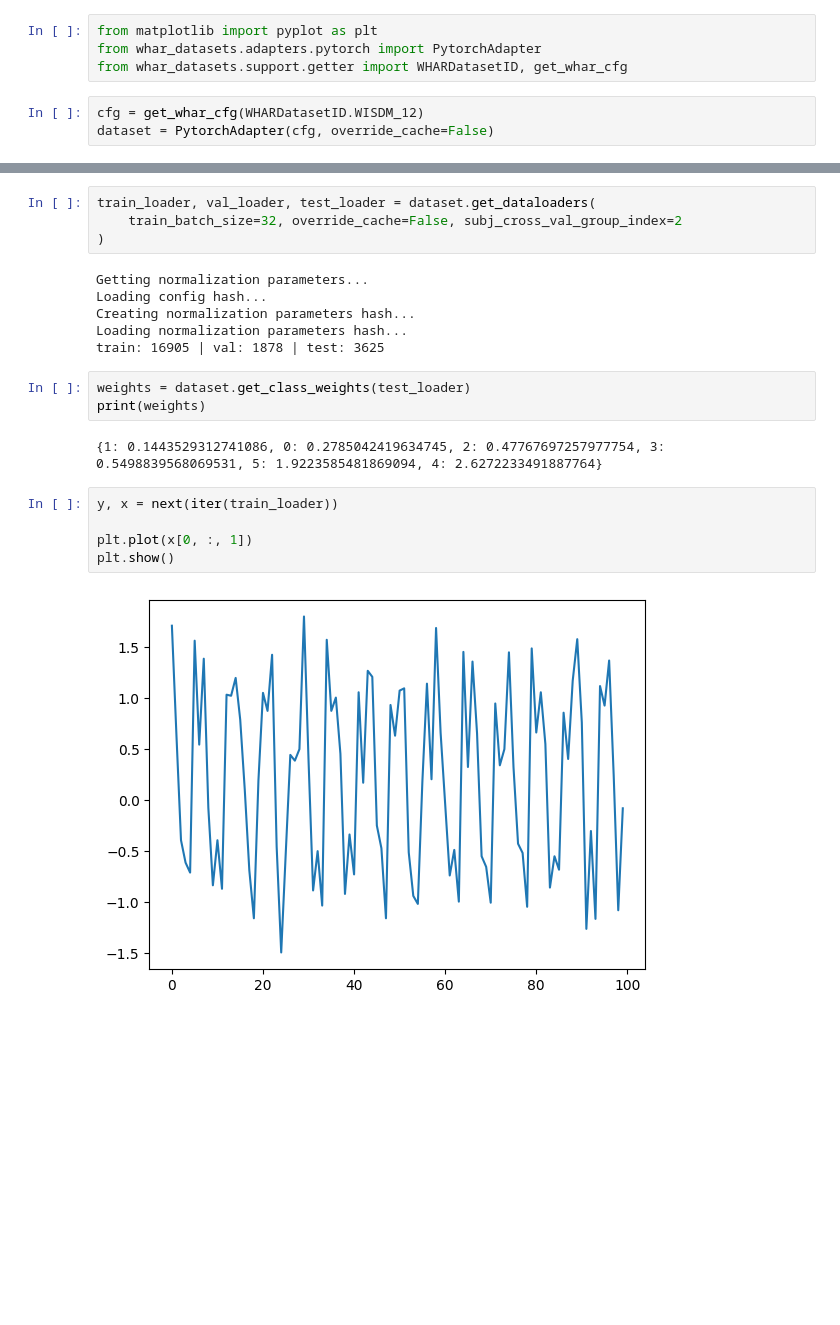
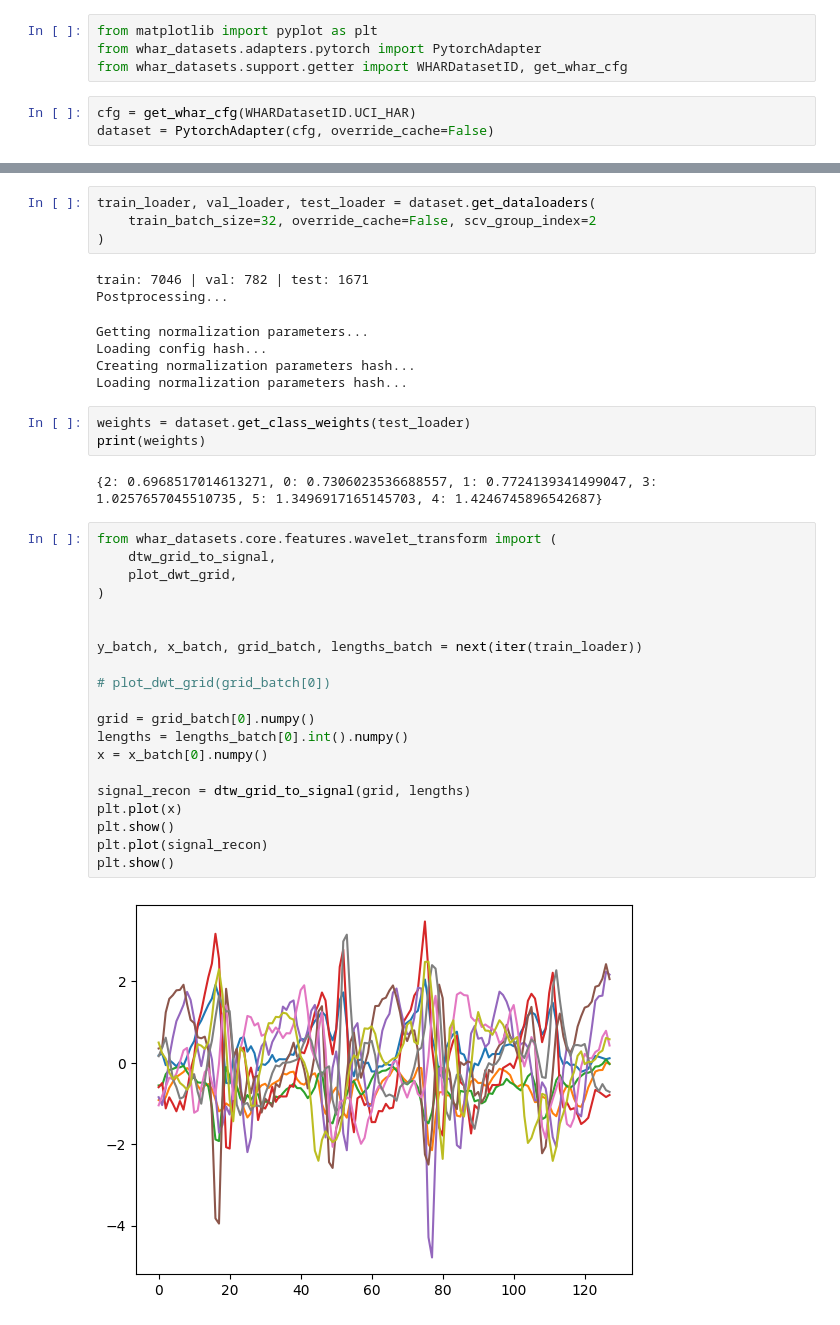
Before and after one commit to tk-king/har-datasets, a Jupyter notebook: notebooks/test.ipynb, the cells around one changed output, grey strips where cells are left out. Cells and saved outputs as stored; diff of their text form; blank space fills up the shorter version.

Commit message:
add postprocessing and integrate normalization into it

```diff
--- a/notebooks/test.ipynb
+++ b/notebooks/test.ipynb
@@ -3,7 +3,7 @@ from matplotlib import pyplot as plt
 from whar_datasets.adapters.pytorch import PytorchAdapter
 from whar_datasets.support.getter import WHARDatasetID, get_whar_cfg
 # %%
-cfg = get_whar_cfg(WHARDatasetID.WISDM_12)
+cfg = get_whar_cfg(WHARDatasetID.UCI_HAR)
 dataset = PytorchAdapter(cfg, override_cache=False)
 # %% [output]
 Creating config hash...
@@ -23,22 +25,38 @@ activity_ids: [0 1 2 3 4 5]
 # %%
 train_loader, val_loader, test_loader = dataset.get_dataloaders(
-    train_batch_size=32, override_cache=False, subj_cross_val_group_index=2
+    train_batch_size=32, override_cache=False, scv_group_index=2
 )
 # %% [output]
-Getting normalization parameters...
-Loading config hash...
-Creating normalization parameters hash...
-Loading normalization parameters hash...
-train: 16905 | val: 1878 | test: 3625
+train: 7046 | val: 782 | test: 1671
+Postprocessing...
+Getting normalization parameters...
+Loading config hash...
+Creating normalization parameters hash...
+Loading normalization parameters hash...
 # %%
 weights = dataset.get_class_weights(test_loader)
 print(weights)
 # %% [output]
-{1: 0.1443529312741086, 0: 0.2785042419634745, 2: 0.47767697257977754, 3: 0.5498839568069531, 5: 1.9223585481869094, 4: 2.6272233491887764}
+{2: 0.6968517014613271, 0: 0.7306023536688557, 1: 0.7724139341499047, 3: 1.0257657045510735, 5: 1.3496917165145703, 4: 1.4246745896542687}
 # %%
-y, x = next(iter(train_loader))
+from whar_datasets.core.features.wavelet_transform import (
+    dtw_grid_to_signal,
+    plot_dwt_grid,
+)
 
-plt.plot(x[0, :, 1])
+
+y_batch, x_batch, grid_batch, lengths_batch = next(iter(train_loader))
+
+# plot_dwt_grid(grid_batch[0])
+
+grid = grid_batch[0].numpy()
+lengths = lengths_batch[0].int().numpy()
+x = x_batch[0].numpy()
+
+signal_recon = dtw_grid_to_signal(grid, lengths)
+plt.plot(x)
 plt.show()
+plt.plot(signal_recon)
+plt.show()
 # %% [output]
-[figure, old version]
+[figure, new version]
```
Also changed, not shown: parts of 2 cells of this notebook, 30 other files.
